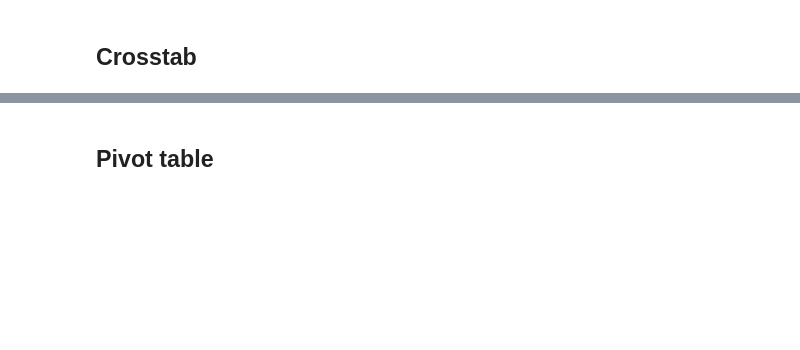
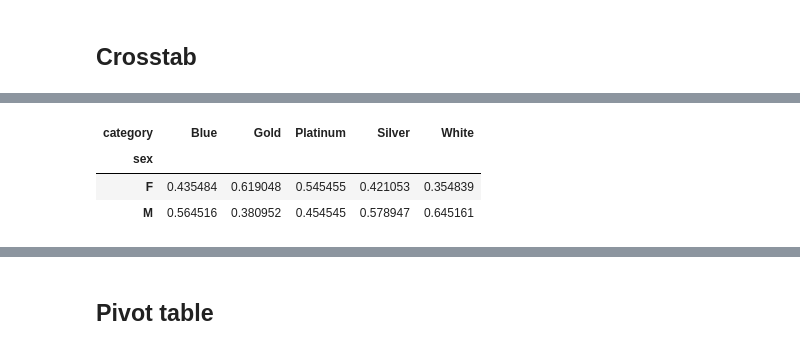
Before and after one commit to mgarlabx/python_tutorials, a Jupyter notebook: 02_04. Data visualization.ipynb, the cells around one changed output, grey strips where cells are left out. Cells and saved outputs as stored; diff of their text form; code cells hidden in the pictures; blank space fills up the shorter version.

```diff
--- a/02_04. Data visualization.ipynb
+++ b/02_04. Data visualization.ipynb
@@ -84,3 +300,11 @@ pd.crosstab(df['sex'],df['category'])
+# %%
+# percentage by columns
+pd.crosstab(df['sex'],df['category'], normalize='columns')
+# %% [output]
+| category | Blue | Gold | Platinum | Silver | White |
+| sex |  |  |  |  |  |
+| F | 0.435484 | 0.619048 | 0.545455 | 0.421053 | 0.354839 |
+| M | 0.564516 | 0.380952 | 0.454545 | 0.578947 | 0.645161 |
 # %%
 pd.crosstab(df['sex'],df['category'], margins=True)
 # margins = total lines and columns
```
Also changed, not shown: parts of 40 cells of this notebook, 8 other files.
